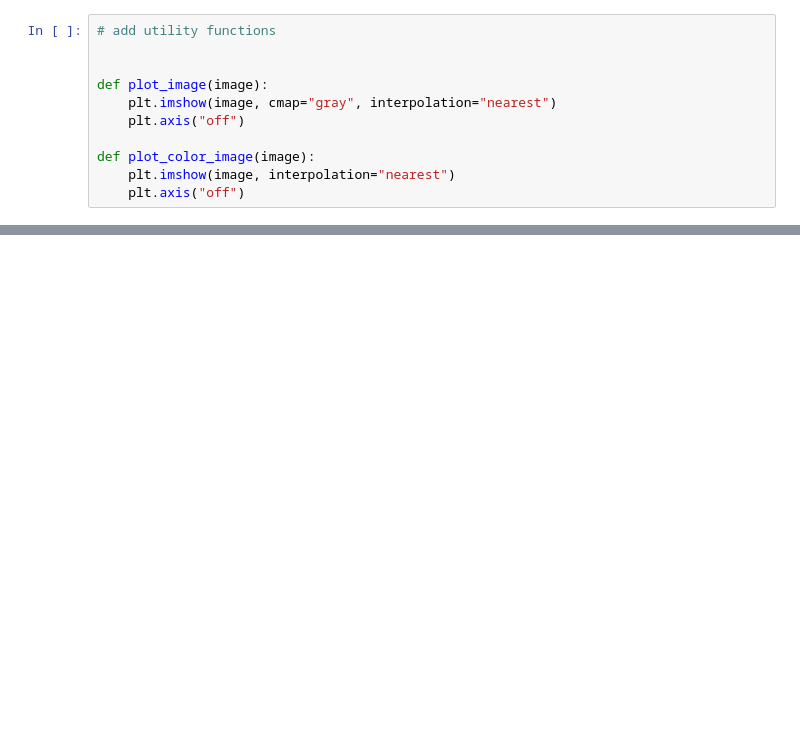
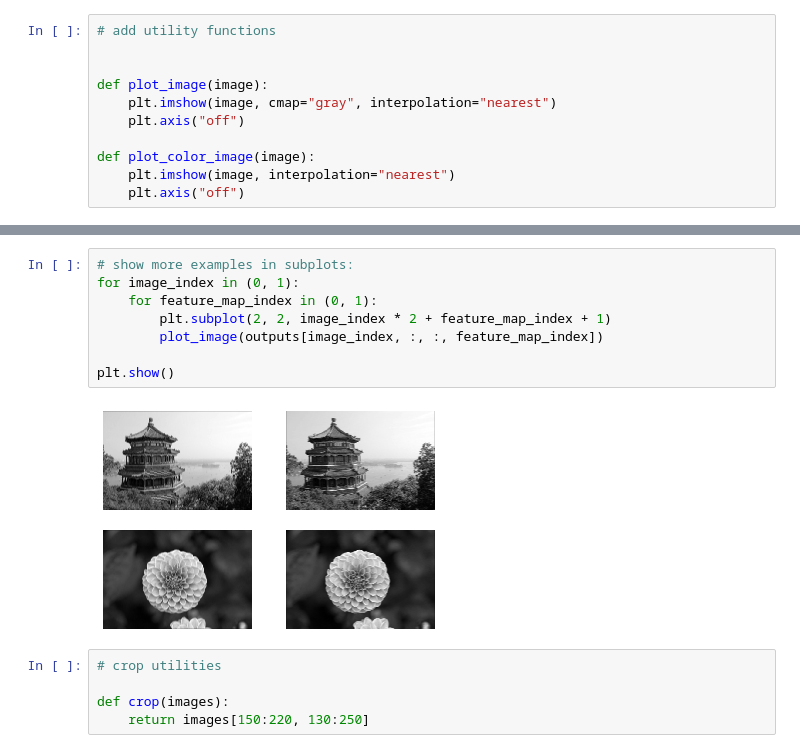
Before and after one commit to sfefilatyev/tensorflow_excercises, a Jupyter notebook: chapter14/chapter14.ipynb, the cells around one changed output, grey strips where cells are left out. Drawn from its saved outputs; the diff is of its cells as text; blank space fills up the shorter version.

Commit message:
[Chpater14] Add more convolution examples.

```diff
--- a/chapter14/chapter14.ipynb
+++ b/chapter14/chapter14.ipynb
@@ -88,0 +93,15 @@ plt.show()
+# %%
+# show more examples in subplots:
+for image_index in (0, 1):
+    for feature_map_index in (0, 1):
+        plt.subplot(2, 2, image_index * 2 + feature_map_index + 1)
+        plot_image(outputs[image_index, :, :, feature_map_index])
+
+plt.show()
+# %% [output]
+[figure, added]
+# %%
+# crop utilities
+
+def crop(images):
+    return images[150:220, 130:250]
```
Also changed, not shown: parts of 4 cells of this notebook.
